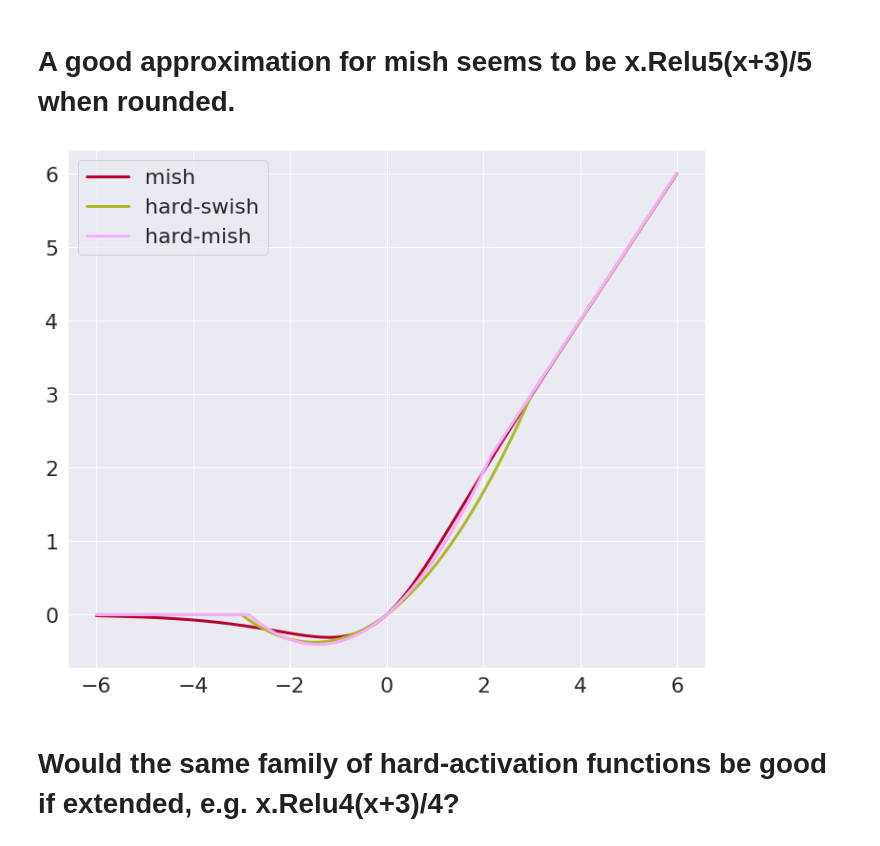
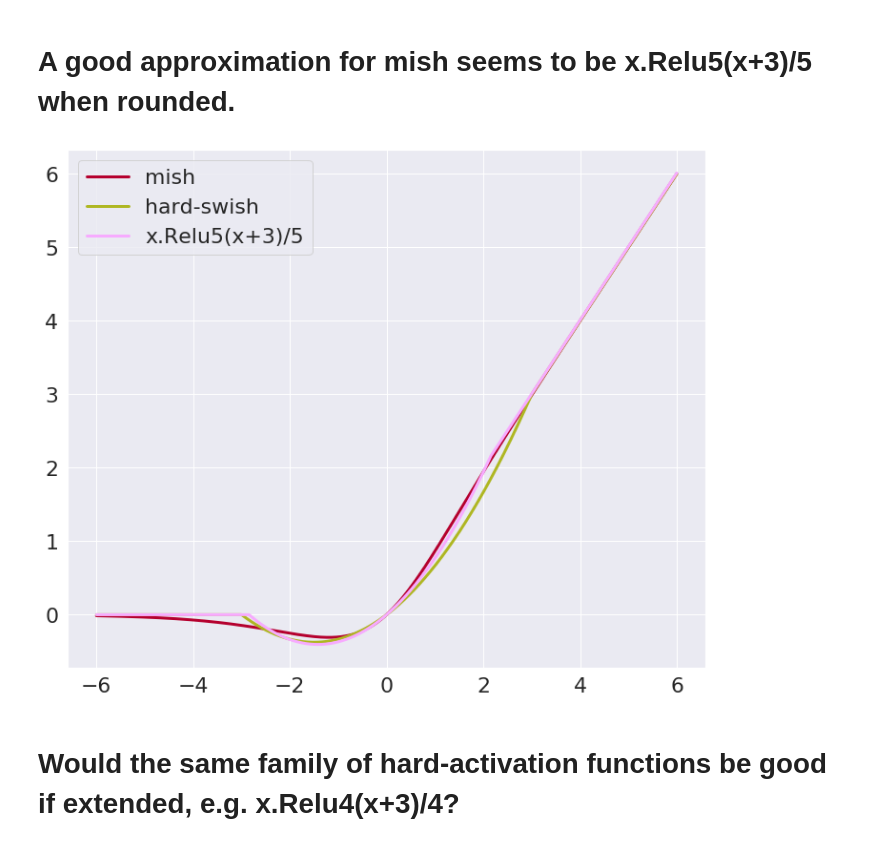
Before and after one commit to andrewRowlinson/data-science, a Jupyter notebook: neural_networks/hard-mish.ipynb, the cells around one changed output. Drawn from its saved outputs; the diff is of its cells as text; code cells hidden in the pictures.

```diff
--- a/neural_networks/hard-mish.ipynb
+++ b/neural_networks/hard-mish.ipynb
@@ -62,16 +62,16 @@ Max for relu 5
 # %%
 x = np.linspace(-6, 6, num=1000)
 y_mish = mish(x)
 y_swish = swish(x)
 y_hard_swish = hard_swish(x)
 y_hard_mish = hard_swish(x,add=add_factor,divide=divide_factor,a_max=relu_factor)
 fig,ax = plt.subplots(1, 1, figsize=(12,10));
 ax.plot(x,y_mish,label="mish",lw=3,color='#b5002e');
 ax.plot(x,y_hard_swish,label="hard-swish",lw=3,color='#afb723');
-ax.plot(x,y_hard_mish,label="hard-mish",lw=3,color='#f7abff');
+ax.plot(x,y_hard_mish,label="x.Relu5(x+3)/5",lw=3,color='#f7abff');
 ax.legend();
 # %% [output]
-[figure, old version]
+[figure, new version]
 # %% [markdown]
 # Would the same family of hard-activation functions be good if extended, e.g. x.Relu4(x+3)/4?
 # %% [markdown]
```
Also changed, not shown: parts of 9 cells of this notebook, 1 other file.
